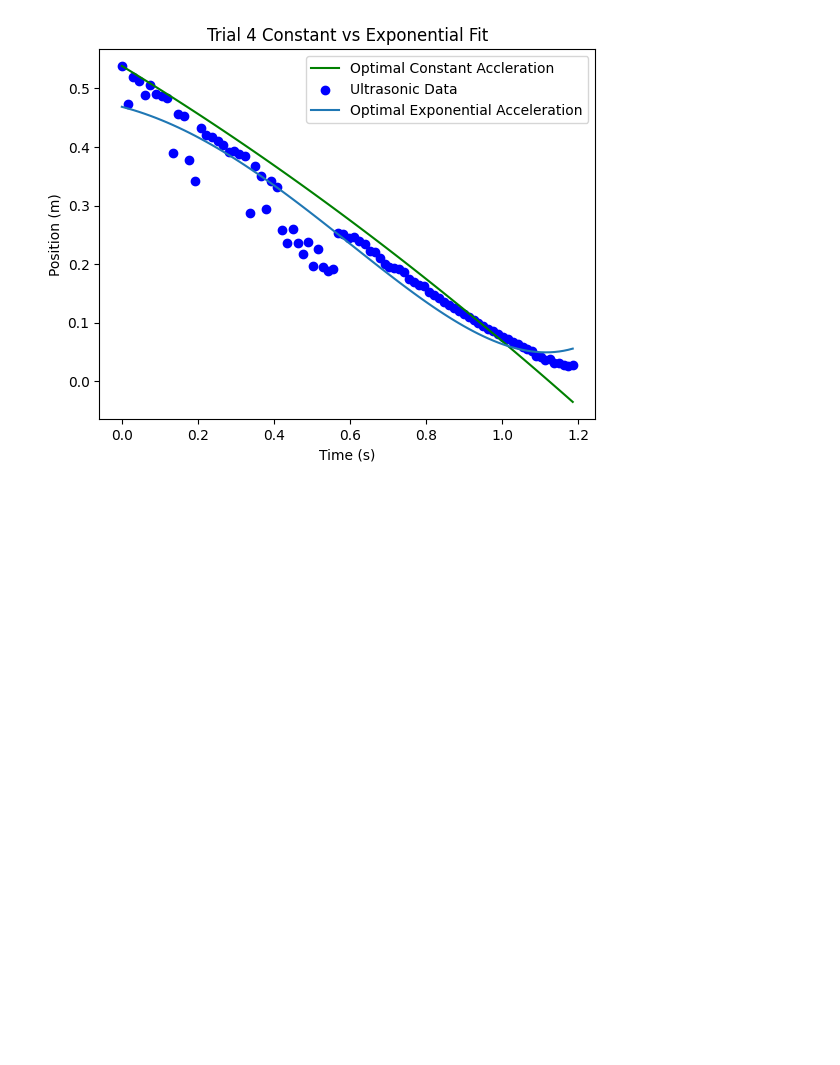
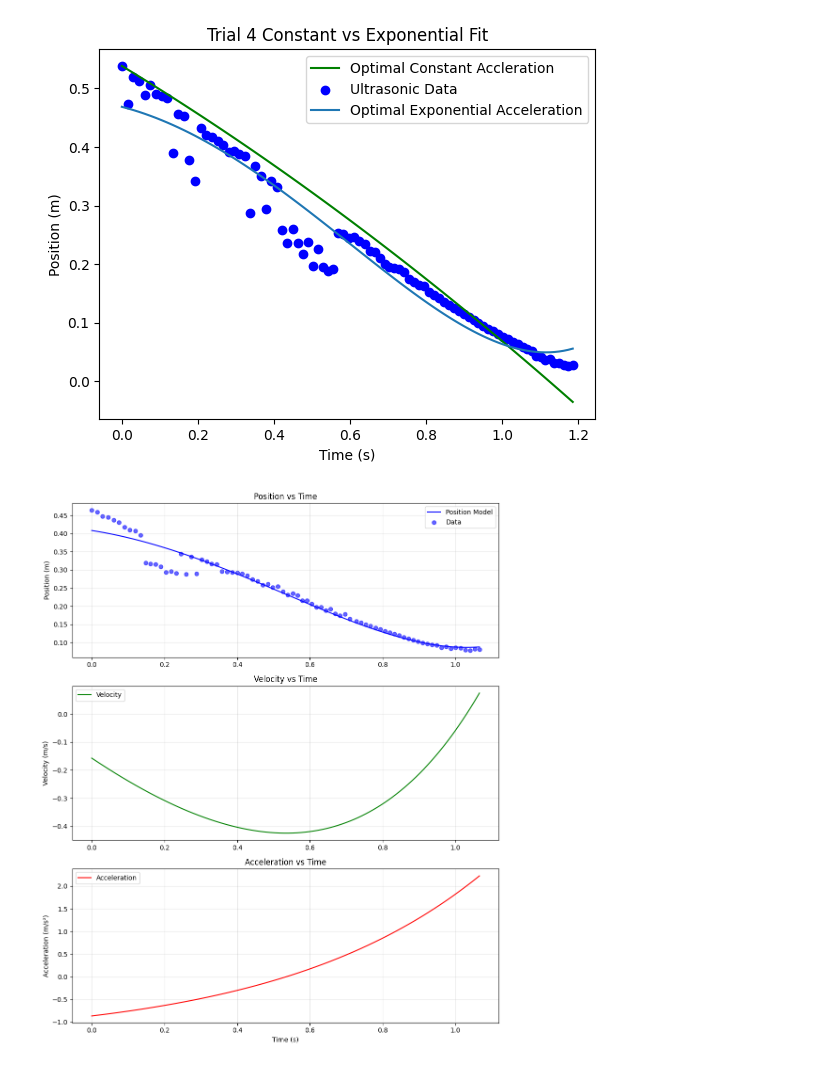
Before and after one commit to leo-c1/4al-final, a Jupyter notebook: DATAANAL.ipynb, the cells around one changed output. Drawn from its saved outputs; the diff is of its cells as text; code cells hidden in the pictures; blank space fills up the shorter version.

Commit message:
accel vs time graph at the bottom

```diff
--- a/DATAANAL.ipynb
+++ b/DATAANAL.ipynb
@@ -504,3 +504,87 @@ The best fit for Offset Amplitude is 0.11574520107511026 m
 The best fit for Growth Rate is -1.9417187132932385
 <matplotlib.legend.Legend at 0x...>
 [figure]
+# %%
+import numpy as np
+import matplotlib.pyplot as plt
+import scipy.optimize as sp
+
+# Your original position function
+def positionExponentialAccel(time, initialOffset, offsetAmplitude, growthRate, initialPosition, initialVelocity):
+    x = (1/2*(-9.8)*np.sin(measuredangleRad)*time**2 +
+         initialVelocity*time -
+         initialOffset -
+         offsetAmplitude*(1-(np.exp(-growthRate*time))) +
+         initialPosition)
+    return x
+
+# First derivative: Velocity
+def velocityExponentialAccel(time, initialOffset, offsetAmplitude, growthRate, initialPosition, initialVelocity):
+    # d/dt of position function
+    v = ((-9.8)*np.sin(measuredangleRad)*time +
+         initialVelocity -
+         offsetAmplitude*growthRate*np.exp(-growthRate*time))
+    return v
+
+# Second derivative: Acceleration
+def accelerationExponentialAccel(time, initialOffset, offsetAmplitude, growthRate, initialPosition, initialVelocity):
+    # d/dt of velocity function
+    a = ((-9.8)*np.sin(measuredangleRad) +
+         offsetAmplitude*growthRate**2*np.exp(-growthRate*time))
+    return a
+
+# Assuming you have your fitted parameters from the optimization
+# Replace these with your actual EXPoptimal_params values
+# EXPoptimal_params = [initialOffset, offsetAmplitude, growthRate]
+
+# Example plotting code (replace with your actual parameters and data)
+# Create time array for smooth plotting
+time_smooth = np.linspace(timewindowseconds[0], timewindowseconds[-1], 1000)
+
+# Calculate acceleration using your fitted parameters
+acceleration = accelerationExponentialAccel(
+    time_smooth,
+    EXPoptimal_params[0],  # initialOffset
+    EXPoptimal_params[1],  # offsetAmplitude
+    EXPoptimal_params[2],  # growthRate
+    ultrasonic1window[0],  # initialPosition
+    initialVelocity(timewindowseconds, ultrasonic1window)  # initialVelocity
+)
+
+
+# Optional: Also plot position, velocity, and acceleration together
+fig, (ax1, ax2, ax3) = plt.subplots(3, 1, figsize=(10, 12))
+
+# Position plot
+ax1.plot(time_smooth, positionExponentialAccel(time_smooth, EXPoptimal_params[0], EXPoptimal_params[1],
+                                              EXPoptimal_params[2], ultrasonic1window[0],
+                                              initialVelocity(timewindowseconds, ultrasonic1window)),
+         'b-', label='Position Model')
+ax1.scatter(timewindowseconds, ultrasonic1window, color='blue', alpha=0.6, label='Data')
+ax1.set_ylabel('Position (m)')
+ax1.set_title('Position vs Time')
+ax1.legend()
+ax1.grid(True, alpha=0.3)
+
+# Velocity plot
+velocity = velocityExponentialAccel(time_smooth, EXPoptimal_params[0], EXPoptimal_params[1],
+                                   EXPoptimal_params[2], ultrasonic1window[0],
+                                   initialVelocity(timewindowseconds, ultrasonic1window))
+ax2.plot(time_smooth, velocity, 'g-', label='Velocity')
+ax2.set_ylabel('Velocity (m/s)')
+ax2.set_title('Velocity vs Time')
+ax2.legend()
+ax2.grid(True, alpha=0.3)
+
+# Acceleration plot
+ax3.plot(time_smooth, acceleration, 'r-', label='Acceleration')
+ax3.set_xlabel('Time (s)')
+ax3.set_ylabel('Acceleration (m/s²)')
+ax3.set_title('Acceleration vs Time')
+ax3.legend()
+ax3.grid(True, alpha=0.3)
+
+plt.tight_layout()
+plt.show()
+# %% [output]
+[figure, added]
```
Also changed, not shown: 1 other file.
